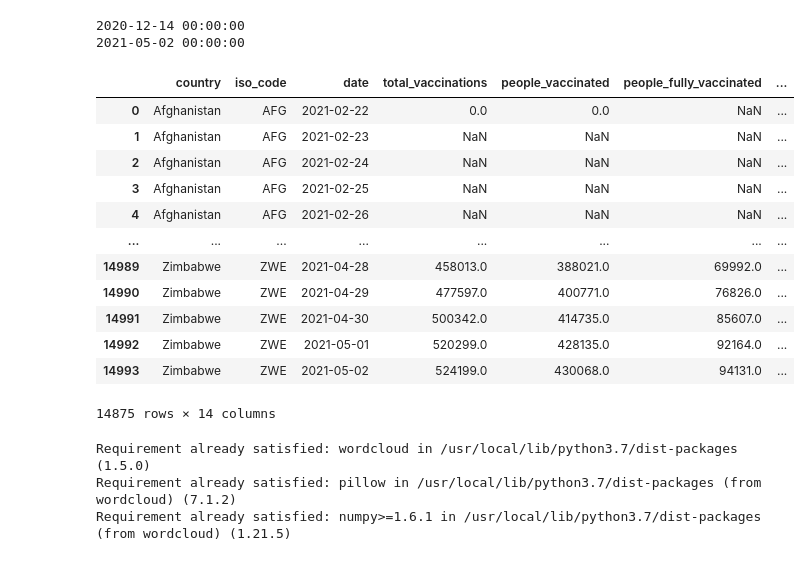
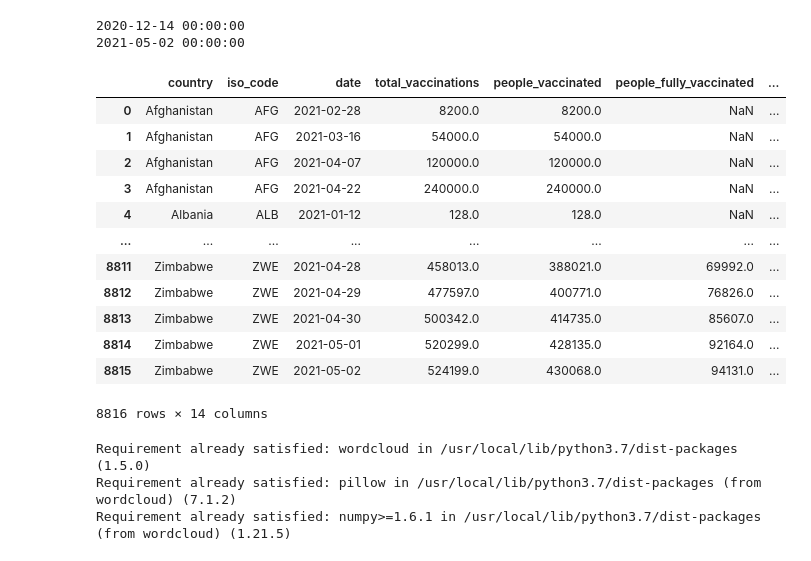
Before and after one commit to bjentwistle/PythonFundamentals, a Jupyter notebook: Projects/Covid19_Vaccination_Data.ipynb, the cells around one changed output. Drawn from its saved outputs; the diff is of its cells as text; code cells hidden in the pictures.

```diff
--- a/Projects/Covid19_Vaccination_Data.ipynb
+++ b/Projects/Covid19_Vaccination_Data.ipynb
@@ -82,37 +82,32 @@ get_maxandmin(vaccine_data,"date")
 # %%
 def remove_nulls(df,column):
 
   #Remove all rows with missing data in the given column
   df_nulls_rm = df[~df[column].isnull()].reset_index(drop=True)
   #df_nulls_rm.info()
 
   return df_nulls_rm
 
 vaccine_data_nonulls = remove_nulls(vaccine_data,"total_vaccinations" )
 #now we have 9,011 rows and 15 columns (still some null values)
 vaccine_data_nonulls = remove_nulls(vaccine_data_nonulls,"daily_vaccinations_per_million")
 #now we have 8,819 rows and 15 columns (still some null values)
 
-def remove_UK_nations(df, country):
-  df.drop(df.loc[df['country']==country].index, inplace=True)
-
-
-remove_UK_nations(vaccine_data, "Wales")
-vaccine_data
+vaccine_data_nonulls
 # %% [output]
 |  | country | iso_code | date | total_vaccinations | people_vaccinated | people_fully_vaccinated | ... |
-| 0 | Afghanistan | AFG | 2021-02-22 | 0.0 | 0.0 | NaN | ... |
-| 1 | Afghanistan | AFG | 2021-02-23 | NaN | NaN | NaN | ... |
-| 2 | Afghanistan | AFG | 2021-02-24 | NaN | NaN | NaN | ... |
-| 3 | Afghanistan | AFG | 2021-02-25 | NaN | NaN | NaN | ... |
-| 4 | Afghanistan | AFG | 2021-02-26 | NaN | NaN | NaN | ... |
+| 0 | Afghanistan | AFG | 2021-02-28 | 8200.0 | 8200.0 | NaN | ... |
+| 1 | Afghanistan | AFG | 2021-03-16 | 54000.0 | 54000.0 | NaN | ... |
+| 2 | Afghanistan | AFG | 2021-04-07 | 120000.0 | 120000.0 | NaN | ... |
+| 3 | Afghanistan | AFG | 2021-04-22 | 240000.0 | 240000.0 | NaN | ... |
+| 4 | Albania | ALB | 2021-01-12 | 128.0 | 128.0 | NaN | ... |
 | ... | ... | ... | ... | ... | ... | ... | ... |
-| 14989 | Zimbabwe | ZWE | 2021-04-28 | 458013.0 | 388021.0 | 69992.0 | ... |
-| 14990 | Zimbabwe | ZWE | 2021-04-29 | 477597.0 | 400771.0 | 76826.0 | ... |
-| 14991 | Zimbabwe | ZWE | 2021-04-30 | 500342.0 | 414735.0 | 85607.0 | ... |
-| 14992 | Zimbabwe | ZWE | 2021-05-01 | 520299.0 | 428135.0 | 92164.0 | ... |
-| 14993 | Zimbabwe | ZWE | 2021-05-02 | 524199.0 | 430068.0 | 94131.0 | ... |
+| 8811 | Zimbabwe | ZWE | 2021-04-28 | 458013.0 | 388021.0 | 69992.0 | ... |
+| 8812 | Zimbabwe | ZWE | 2021-04-29 | 477597.0 | 400771.0 | 76826.0 | ... |
+| 8813 | Zimbabwe | ZWE | 2021-04-30 | 500342.0 | 414735.0 | 85607.0 | ... |
+| 8814 | Zimbabwe | ZWE | 2021-05-01 | 520299.0 | 428135.0 | 92164.0 | ... |
+| 8815 | Zimbabwe | ZWE | 2021-05-02 | 524199.0 | 430068.0 | 94131.0 | ... |
-14875 rows × 14 columns
+8816 rows × 14 columns
 # %%
 !pip install wordcloud
 # %% [output]
```
Also changed, not shown: parts of 4 cells of this notebook.
